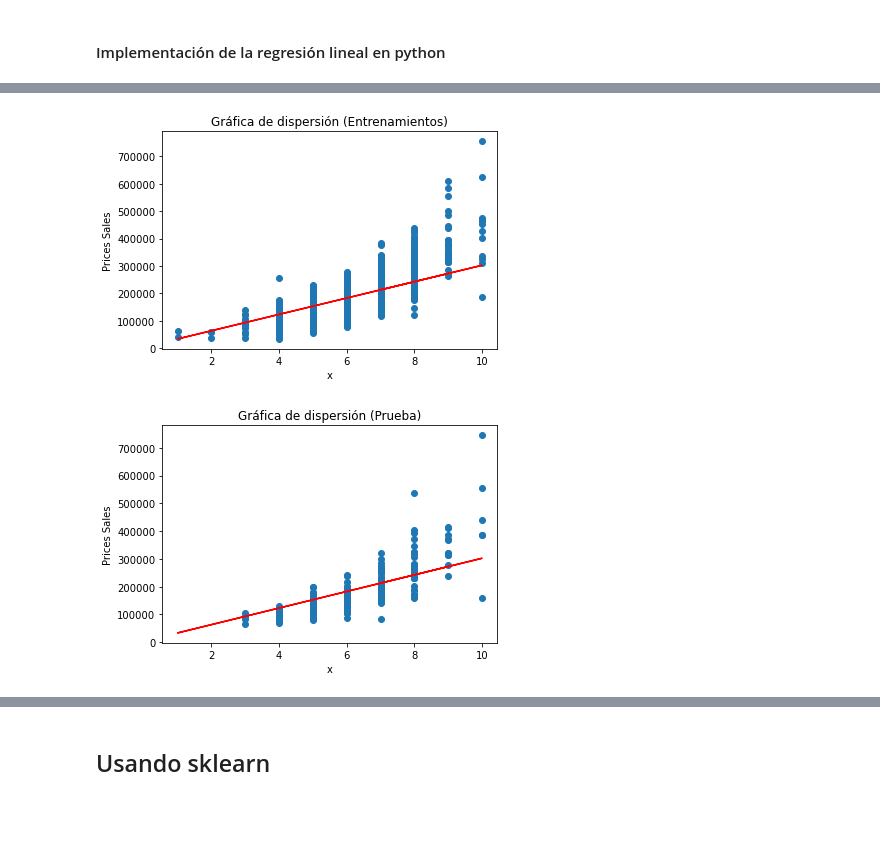
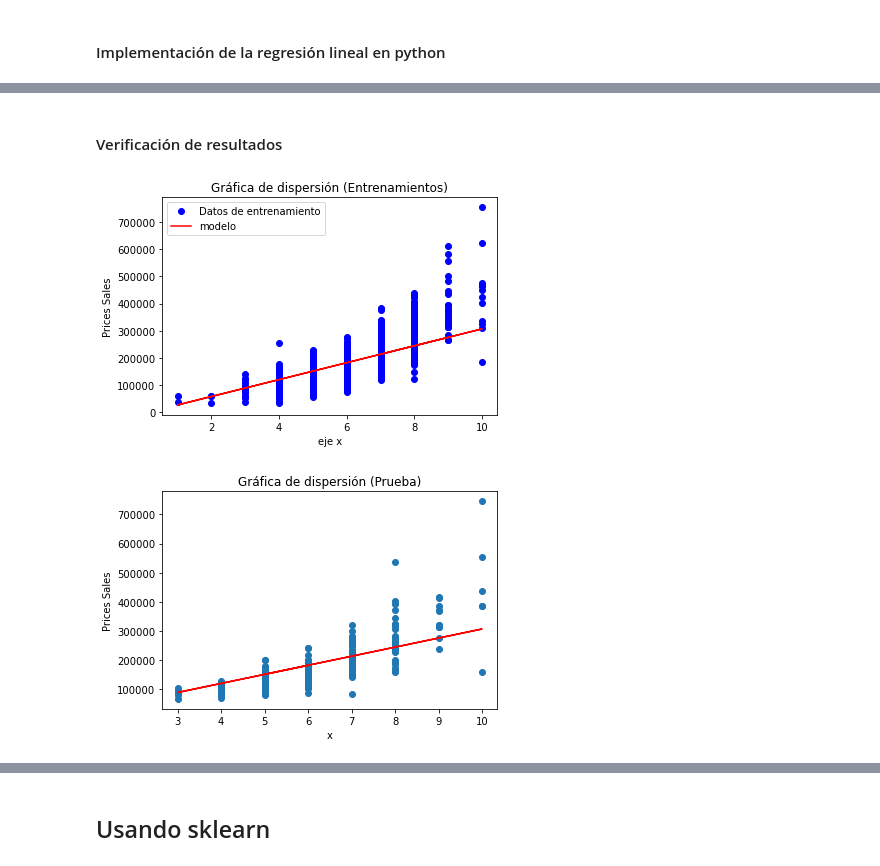
Before and after one commit to luispocon/proyecto1_regresion_lineal_programacion, a Jupyter notebook: Proyecto_1.ipynb, the cells around one changed output, grey strips where cells are left out. Drawn from its saved outputs; the diff is of its cells as text; code cells hidden in the pictures; blank space fills up the shorter version.

```diff
--- a/Proyecto_1.ipynb
+++ b/Proyecto_1.ipynb
@@ -185,7 +195,7 @@ def pasos(epocas_, learning_rate,iteracion_epocas , x ,y  ):
         return  beta0 + beta1*x
     #función del cálculo del error
     def _error(y,y_estimada):
-        N = y.shape[0]
+        N = y.shape[0] # N es el tamaño del dataseto o de las observaciones
         error = np.sum((y-y_estimada)**2)/N
         return error
 
@@ -222,10 +232,14 @@ def pasos(epocas_, learning_rate,iteracion_epocas , x ,y  ):
 
 
     error = np.zeros((epocas,1))
+    history_b0 = []
+    history_b1 = []
 
     for i in range(epocas):
     # Descenso del gradiente que permite en cada iteracion actualizar el peso de cada valor
         [beta1, beta0] = g_descendiente(beta1,beta0,alfa,x,y)
+        history_b0.append(beta0) # Guardando cada beta0 de de las iteraciones
+        history_b1.append(beta1) # Guardando cada beta1 de de las iteraciones
 
     # Y estimada de la regresión
         y_estimada = regresion(beta0,beta1,x)
@@ -250,4 +264,4 @@ def pasos(epocas_, learning_rate,iteracion_epocas , x ,y  ):
     plt.ylabel('Error cuadradico medio')
     plt.show()
 
-    return beta0,beta1, epocas,error, plt.show()
+    return beta0, beta1, epocas, error, history_b0, history_b1, plt.show()
@@ -254,3 +285,3 @@ def pasos(epocas_, learning_rate,iteracion_epocas , x ,y  ):
 # %%
-p = pasos(100,0.001,20,  X_entrenamiento[:,0], y_entrenamiento[:,0] )
+p = pasos(1000,0.0001,500,  X_entrenamiento[:,0], y_entrenamiento[:,0] )
 # %% [output]
@@ -277,0 +306,2 @@ p = pasos(100,0.001,20,  X_entrenamiento[:,0], y_entrenamiento[:,0] )
+# %% [markdown]
+#### Verificación de resultados
@@ -279,26 +311,27 @@ p = pasos(100,0.001,20,  X_entrenamiento[:,0], y_entrenamiento[:,0] )
 x_p = X_entrenamiento[:,0]
 y_estimada = p[0]+p[1]*x_p
 
-plt.scatter(x_p,y_entrenamiento[:,0])
-plt.plot(x_p,y_estimada,'r')
+plt.plot(x_p ,y_entrenamiento[:,0], 'bo', label = 'Datos de entrenamiento')
+plt.plot(x_p , y_estimada,'r', label='modelo')
 plt.title("Gráfica de dispersión (Entrenamientos)")
-plt.xlabel('x')
+plt.xlabel('eje x')
 plt.ylabel('Prices Sales')
+plt.legend()
 plt.show()
 # %% [output]
-[figure, old version]
+[figure, new version]
 # %%
 x_pr = x_prueba[:,0]
 y_estimada= p[0]+p[1]*x_p
 
 plt.scatter(x_pr,y_prueba[:,0])
-plt.plot(x_p,y_estimada,'r')
+plt.plot(x_pr,y_estimada_p,'r')
 plt.title("Gráfica de dispersión (Prueba)")
 plt.xlabel('x')
 plt.ylabel('Prices Sales')
 plt.show()
 # %% [output]
-[figure, old version]
+[figure, new version]
 # %%
 
 def prediccion(x_prueba):
```
Also changed, not shown: parts of 18 cells of this notebook.
